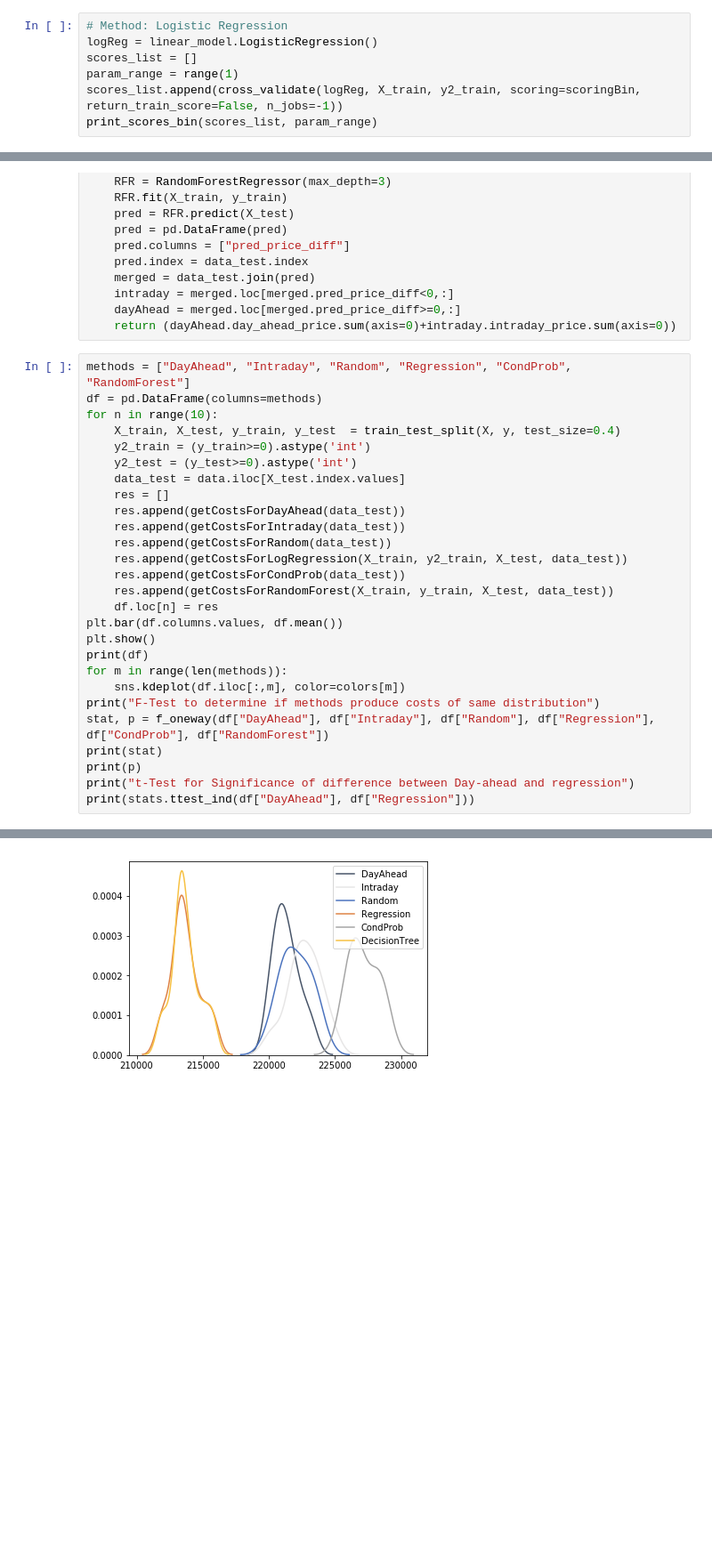
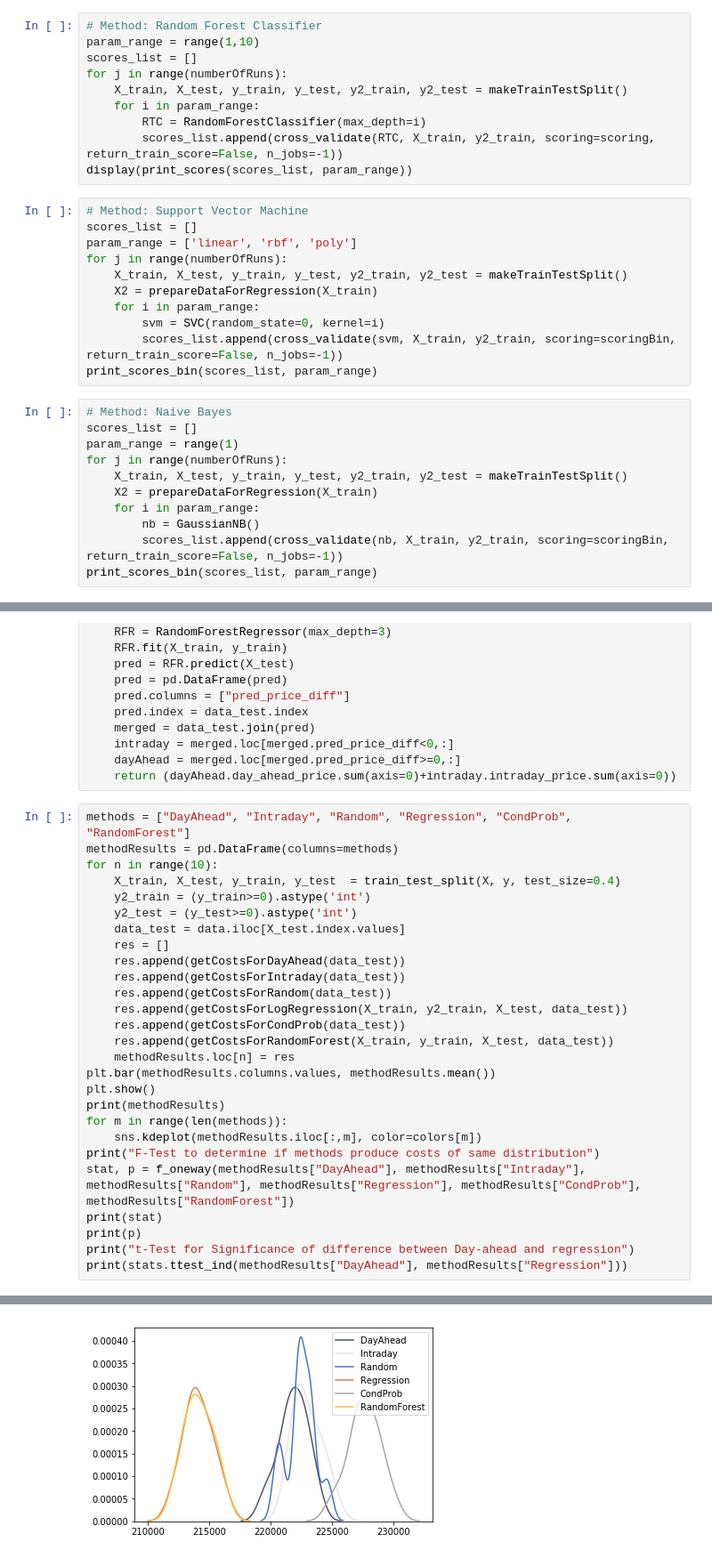
Before and after one commit to mauricepohl/pandas, a Jupyter notebook: 03_modeling/Modeling - Regression.ipynb, the cells around one changed output, grey strips where cells are left out. Shown at 89% size. Saved outputs shown, nothing was run; the diff lists cells and outputs as text; blank space fills up the shorter version.

```diff
--- a/03_modeling/Modeling - Regression.ipynb
+++ b/03_modeling/Modeling - Regression.ipynb
@@ -236,9 +432,34 @@ display(print_scores_bin(scores_list, param_range))
+# %%
+# Method: Random Forest Classifier
+param_range = range(1,10)
+scores_list = []
+for j in range(numberOfRuns):
+    X_train, X_test, y_train, y_test, y2_train, y2_test = makeTrainTestSplit()
+    for i in param_range:
+        RTC = RandomForestClassifier(max_depth=i)
+        scores_list.append(cross_validate(RTC, X_train, y2_train, scoring=scoring, return_train_score=False, n_jobs=-1))
+display(print_scores(scores_list, param_range))
+# %%
+# Method: Support Vector Machine
+scores_list = []
+param_range = ['linear', 'rbf', 'poly']
+for j in range(numberOfRuns):
+    X_train, X_test, y_train, y_test, y2_train, y2_test = makeTrainTestSplit()
+    X2 = prepareDataForRegression(X_train)
+    for i in param_range:
+        svm = SVC(random_state=0, kernel=i)
+        scores_list.append(cross_validate(svm, X_train, y2_train, scoring=scoringBin, return_train_score=False, n_jobs=-1))
+print_scores_bin(scores_list, param_range)
 # %%
-# Method: Logistic Regression
-logReg = linear_model.LogisticRegression()
+# Method: Naive Bayes
 scores_list = []
 param_range = range(1)
-scores_list.append(cross_validate(logReg, X_train, y2_train, scoring=scoringBin, return_train_score=False, n_jobs=-1))
+for j in range(numberOfRuns):
+    X_train, X_test, y_train, y_test, y2_train, y2_test = makeTrainTestSplit()
+    X2 = prepareDataForRegression(X_train)
+    for i in param_range:
+        nb = GaussianNB()
+        scores_list.append(cross_validate(nb, X_train, y2_train, scoring=scoringBin, return_train_score=False, n_jobs=-1))
 print_scores_bin(scores_list, param_range)
 # %% [output]
 |  | accuracy | mean_abs_err | mean_sqrd_err | median_abs_err | roc_auc | precision | recall |
@@ -384,7 +583,7 @@ def getCostsForRandomForest(X_train, y_train, X_test, data_test):
     return (dayAhead.day_ahead_price.sum(axis=0)+intraday.intraday_price.sum(axis=0))
 # %%
 methods = ["DayAhead", "Intraday", "Random", "Regression", "CondProb", "RandomForest"]
-df = pd.DataFrame(columns=methods)
+methodResults = pd.DataFrame(columns=methods)
 for n in range(10):
     X_train, X_test, y_train, y_test  = train_test_split(X, y, test_size=0.4)
     y2_train = (y_train>=0).astype('int')
@@ -397,17 +596,17 @@ for n in range(10):
     res.append(getCostsForLogRegression(X_train, y2_train, X_test, data_test))
     res.append(getCostsForCondProb(data_test))
     res.append(getCostsForRandomForest(X_train, y_train, X_test, data_test))
-    df.loc[n] = res
-plt.bar(df.columns.values, df.mean())
+    methodResults.loc[n] = res
+plt.bar(methodResults.columns.values, methodResults.mean())
 plt.show()
-print(df)
+print(methodResults)
 for m in range(len(methods)):
-    sns.kdeplot(df.iloc[:,m], color=colors[m])
+    sns.kdeplot(methodResults.iloc[:,m], color=colors[m])
 print("F-Test to determine if methods produce costs of same distribution")
-stat, p = f_oneway(df["DayAhead"], df["Intraday"], df["Random"], df["Regression"], df["CondProb"], df["RandomForest"])
+stat, p = f_oneway(methodResults["DayAhead"], methodResults["Intraday"], methodResults["Random"], methodResults["Regression"], methodResults["CondProb"], methodResults["RandomForest"])
 print(stat)
 print(p)
 print("t-Test for Significance of difference between Day-ahead and regression")
-print(stats.ttest_ind(df["DayAhead"], df["Regression"]))
+print(stats.ttest_ind(methodResults["DayAhead"], methodResults["Regression"]))
 # %% [output]
 [figure]
@@ -430 +629 @@ Ttest_indResult(statistic=16.15163145620327, pvalue=3.715695923247065e-12)
-[figure, old version]
+[figure, new version]
```
Also changed, not shown: parts of 19 cells of this notebook.
